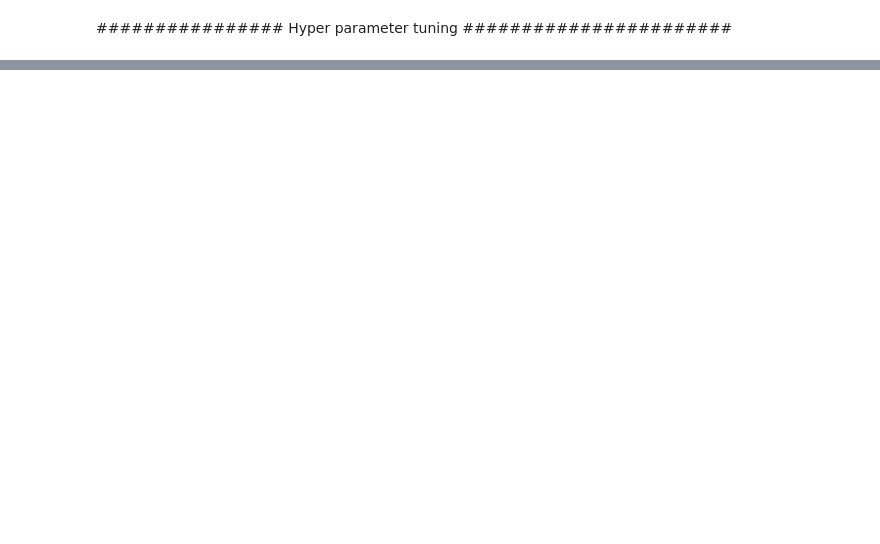
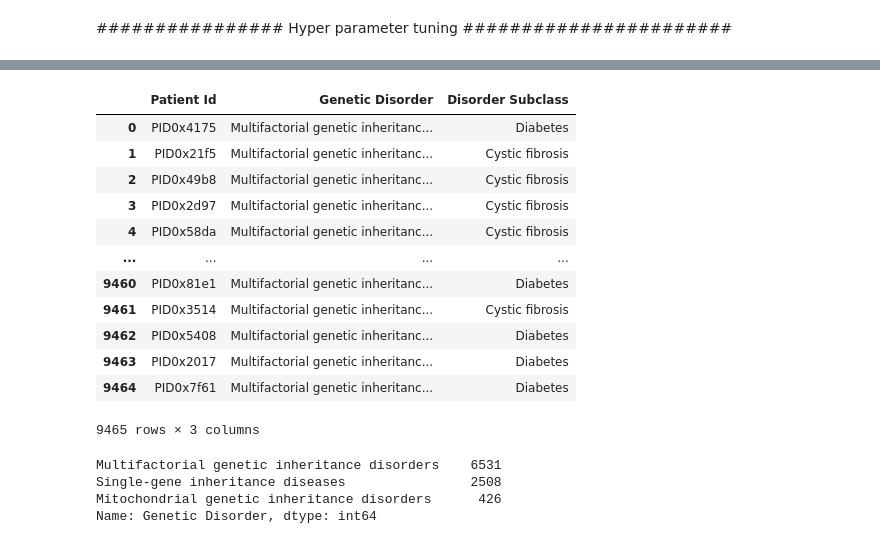
Before and after one commit to mayurimhetre/ML-HackerEarth-Genetics, a Jupyter notebook: Oversampling_final.ipynb, the cells around one changed output, grey strips where cells are left out. Cells and saved outputs as stored; diff of their text form; code cells hidden in the pictures; blank space fills up the shorter version.

```diff
--- a/Oversampling_final.ipynb
+++ b/Oversampling_final.ipynb
@@ -247,0 +744,2 @@ print(RF_clf.best_estimator_)
+# %%
+df11 = pd.DataFrame(b1_pred_target1,columns =['Genetic Disorder'])
@@ -247,0 +762,2 @@ print(RF_clf.best_estimator_)
+# %%
+df12 = pd.DataFrame(b1_pred_target2,columns =['Disorder Subclass'])
@@ -247,0 +780,2 @@ print(RF_clf.best_estimator_)
+# %%
+df13 = pd.DataFrame(test1['Patient Id'],columns=['Patient Id'])
@@ -247,0 +798,25 @@ print(RF_clf.best_estimator_)
+# %%
+df_final1 = pd.concat([df13,df11,df12],axis=1)
+# %%
+df_final1
+# %% [output]
+|  | Patient Id | Genetic Disorder | Disorder Subclass |
+| 0 | PID0x4175 | Multifactorial genetic inheritanc... | Diabetes |
+| 1 | PID0x21f5 | Multifactorial genetic inheritanc... | Cystic fibrosis |
+| 2 | PID0x49b8 | Multifactorial genetic inheritanc... | Cystic fibrosis |
+| 3 | PID0x2d97 | Multifactorial genetic inheritanc... | Cystic fibrosis |
+| 4 | PID0x58da | Multifactorial genetic inheritanc... | Cystic fibrosis |
+| ... | ... | ... | ... |
+| 9460 | PID0x81e1 | Multifactorial genetic inheritanc... | Diabetes |
+| 9461 | PID0x3514 | Multifactorial genetic inheritanc... | Cystic fibrosis |
+| 9462 | PID0x5408 | Multifactorial genetic inheritanc... | Diabetes |
+| 9463 | PID0x2017 | Multifactorial genetic inheritanc... | Diabetes |
+| 9464 | PID0x7f61 | Multifactorial genetic inheritanc... | Diabetes |
+9465 rows × 3 columns
+# %%
+df_final1['Genetic Disorder'].value_counts()
+# %% [output]
+Multifactorial genetic inheritance disorders    6531
+Single-gene inheritance diseases                2508
+Mitochondrial genetic inheritance disorders      426
+Name: Genetic Disorder, dtype: int64
```
Also changed, not shown: parts of 62 cells of this notebook, 1 other file.
